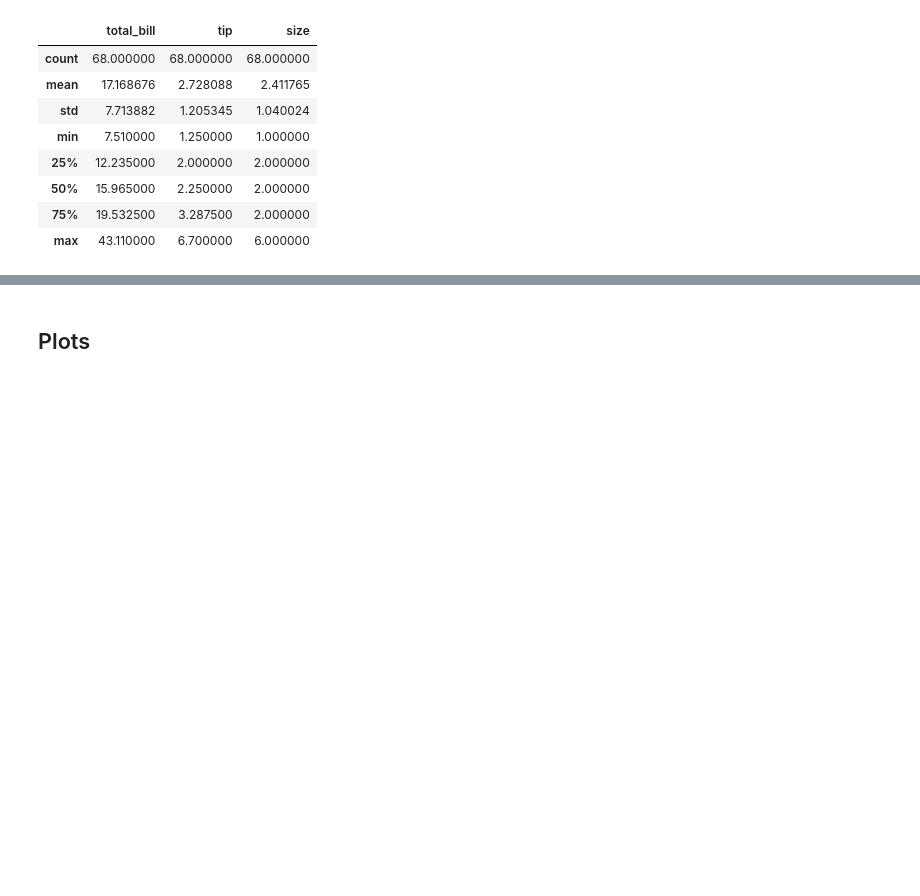
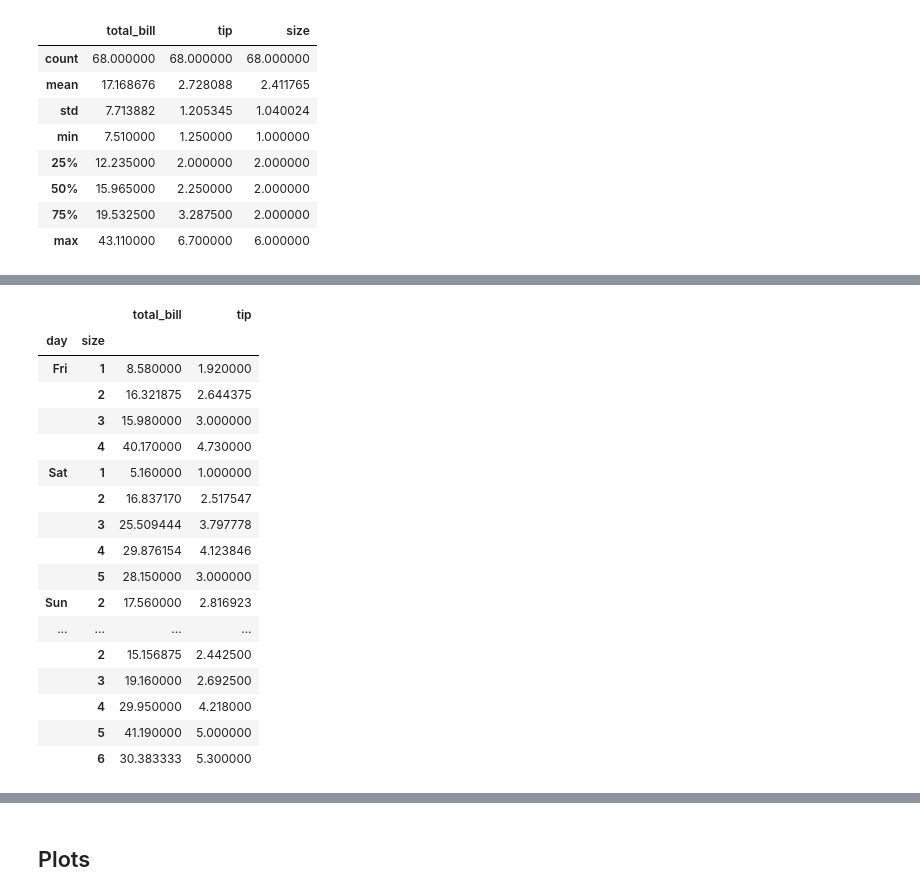
Before and after one commit to pcaulfie/fundamentals-project, a Jupyter notebook: Fundamentals of Data Analysis.ipynb, the cells around one changed output, grey strips where cells are left out. Saved outputs shown, nothing was run; the diff lists cells and outputs as text; code cells hidden in the pictures; blank space fills up the shorter version.

```diff
--- a/Fundamentals of Data Analysis.ipynb
+++ b/Fundamentals of Data Analysis.ipynb
@@ -106,0 +162,22 @@ df.describe()
+# %%
+means_day_size = df.groupby(['day','size']).mean()
+means_day_size
+# %% [output]
+|  |  | total_bill | tip |
+| day | size |  |  |
+| Fri | 1 | 8.580000 | 1.920000 |
+|  | 2 | 16.321875 | 2.644375 |
+|  | 3 | 15.980000 | 3.000000 |
+|  | 4 | 40.170000 | 4.730000 |
+| Sat | 1 | 5.160000 | 1.000000 |
+|  | 2 | 16.837170 | 2.517547 |
+|  | 3 | 25.509444 | 3.797778 |
+|  | 4 | 29.876154 | 4.123846 |
+|  | 5 | 28.150000 | 3.000000 |
+| Sun | 2 | 17.560000 | 2.816923 |
+| ... | ... | ... | ... |
+|  | 2 | 15.156875 | 2.442500 |
+|  | 3 | 19.160000 | 2.692500 |
+|  | 4 | 29.950000 | 4.218000 |
+|  | 5 | 41.190000 | 5.000000 |
+|  | 6 | 30.383333 | 5.300000 |
```
Also changed, not shown: parts of 13 cells of this notebook.
